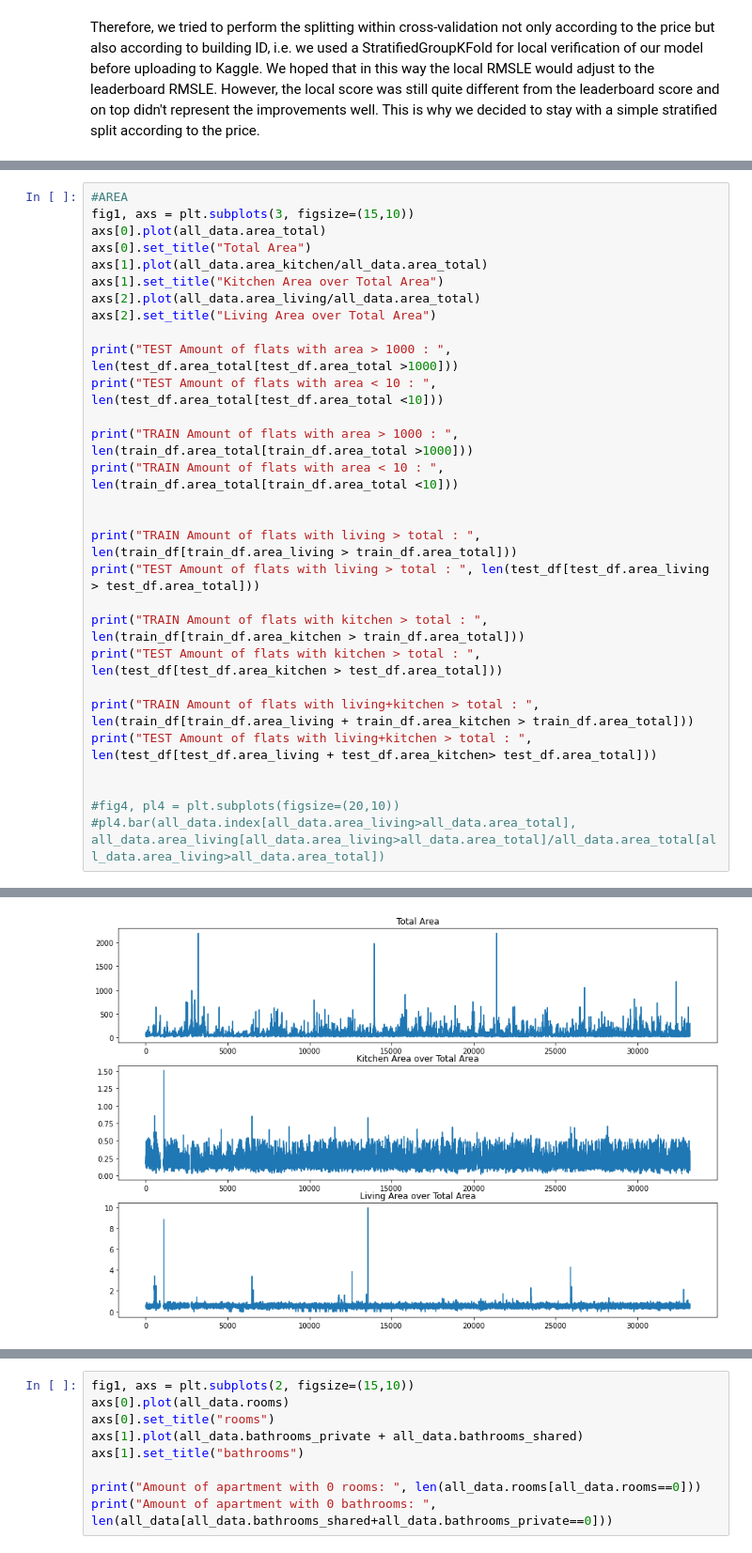
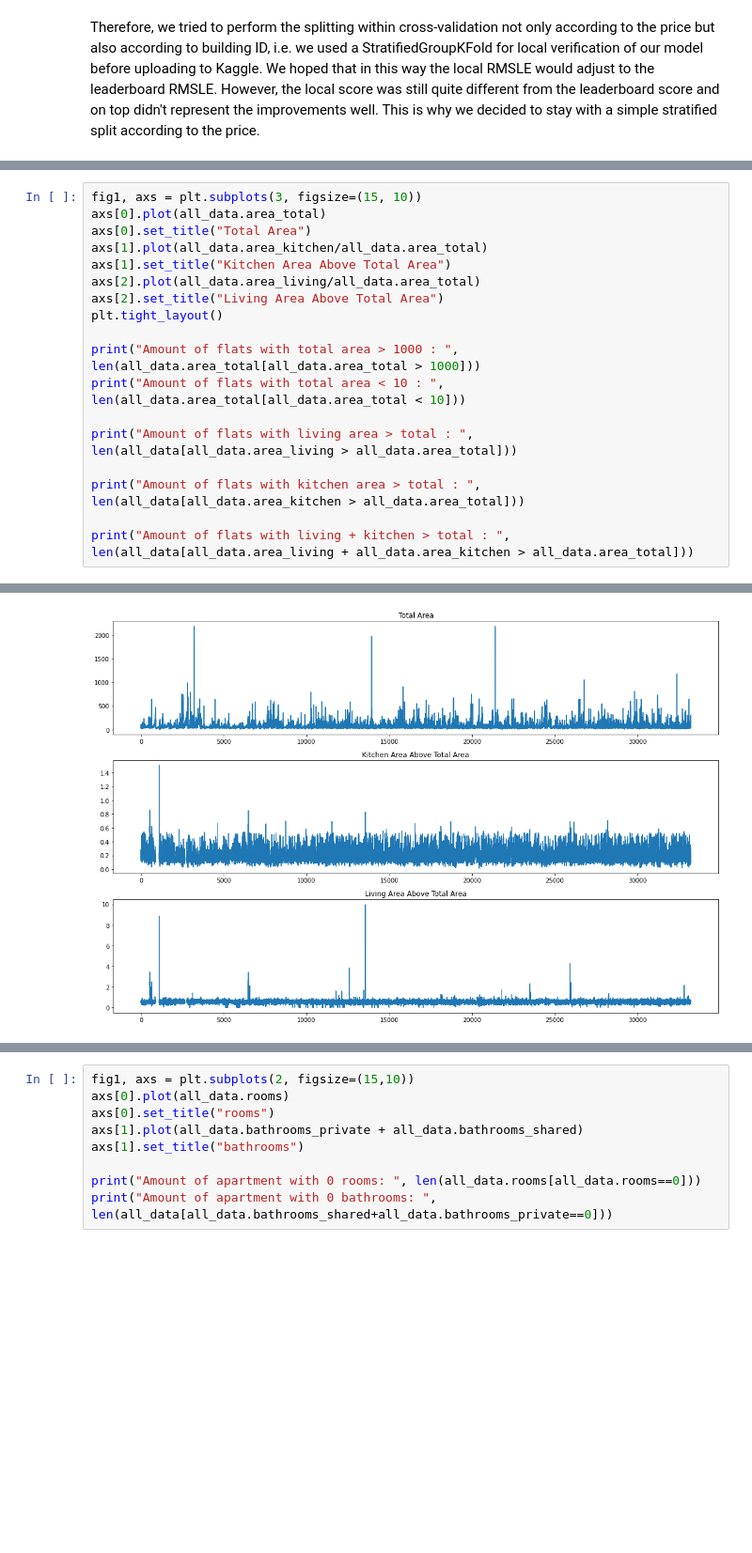
Before and after one commit to kirill-menke/house-pricing-prediction, a Jupyter notebook: group97_long_notebook.ipynb, the cells around one changed output, grey strips where cells are left out. Shown at 94% size. Cells and saved outputs as stored; diff of their text form; blank space fills up the shorter version.

```diff
--- a/group97_long_notebook.ipynb
+++ b/group97_long_notebook.ipynb
@@ -311,30 +310,19 @@ There are several entries in both datasets where the kitchen or living area exce
 # %%
-#AREA
-fig1, axs = plt.subplots(3, figsize=(15,10))
+fig1, axs = plt.subplots(3, figsize=(15, 10))
 axs[0].plot(all_data.area_total)
 axs[0].set_title("Total Area")
 axs[1].plot(all_data.area_kitchen/all_data.area_total)
-axs[1].set_title("Kitchen Area over Total Area")
+axs[1].set_title("Kitchen Area Above Total Area")
 axs[2].plot(all_data.area_living/all_data.area_total)
-axs[2].set_title("Living Area over Total Area")
+axs[2].set_title("Living Area Above Total Area")
+plt.tight_layout()
 
-print("TEST Amount of flats with area > 1000 : ", len(test_df.area_total[test_df.area_total >1000]))
-print("TEST Amount of flats with area < 10 : ", len(test_df.area_total[test_df.area_total <10]))
+print("Amount of flats with total area > 1000 : ", len(all_data.area_total[all_data.area_total > 1000]))
+print("Amount of flats with total area < 10 : ", len(all_data.area_total[all_data.area_total < 10]))
 
-print("TRAIN Amount of flats with area > 1000 : ", len(train_df.area_total[train_df.area_total >1000]))
-print("TRAIN Amount of flats with area < 10 : ", len(train_df.area_total[train_df.area_total <10]))
+print("Amount of flats with living area > total : ", len(all_data[all_data.area_living > all_data.area_total]))
 
+print("Amount of flats with kitchen area > total : ", len(all_data[all_data.area_kitchen > all_data.area_total]))
 
-print("TRAIN Amount of flats with living > total : ", len(train_df[train_df.area_living > train_df.area_total]))
-print("TEST Amount of flats with living > total : ", len(test_df[test_df.area_living > test_df.area_total]))
-
-print("TRAIN Amount of flats with kitchen > total : ", len(train_df[train_df.area_kitchen > train_df.area_total]))
-print("TEST Amount of flats with kitchen > total : ", len(test_df[test_df.area_kitchen > test_df.area_total]))
-
-print("TRAIN Amount of flats with living+kitchen > total : ", len(train_df[train_df.area_living + train_df.area_kitchen > train_df.area_total]))
-print("TEST Amount of flats with living+kitchen > total : ", len(test_df[test_df.area_living + test_df.area_kitchen> test_df.area_total]))
-
-
-#fig4, pl4 = plt.subplots(figsize=(20,10))
-#pl4.bar(all_data.index[all_data.area_living>all_data.area_total], all_data.area_living[all_data.area_living>all_data.area_total]/all_data.area_total[all_data.area_living>all_data.area_total])
+print("Amount of flats with living + kitchen > total : ", len(all_data[all_data.area_living + all_data.area_kitchen > all_data.area_total]))
 # %% [output]
@@ -351 +334 @@ TEST Amount of flats with living+kitchen > total :  79
-[figure, old version]
+[figure, new version]
```
Also changed, not shown: parts of 41 cells of this notebook.
